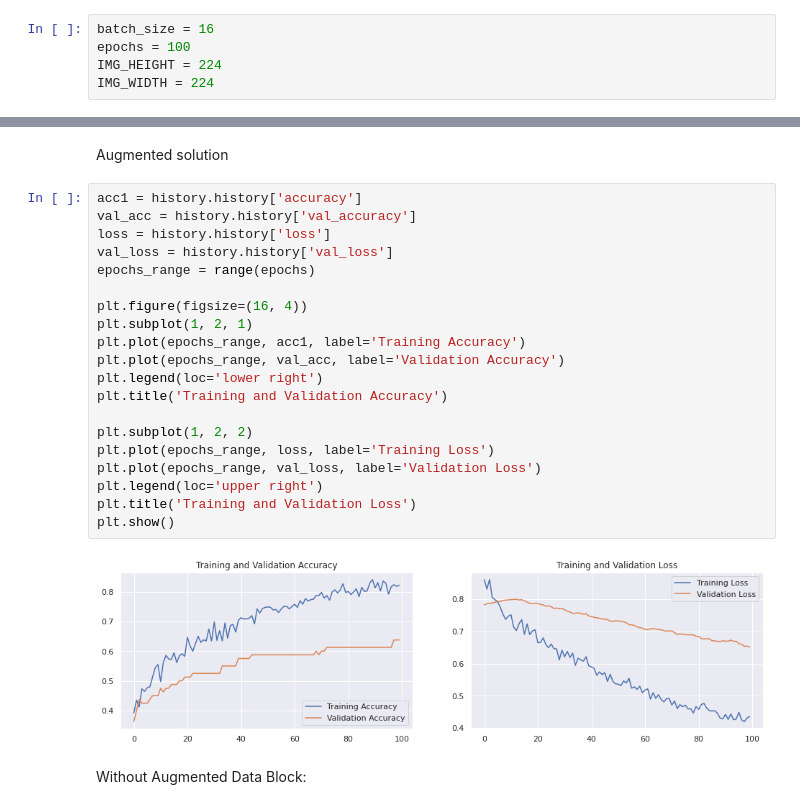
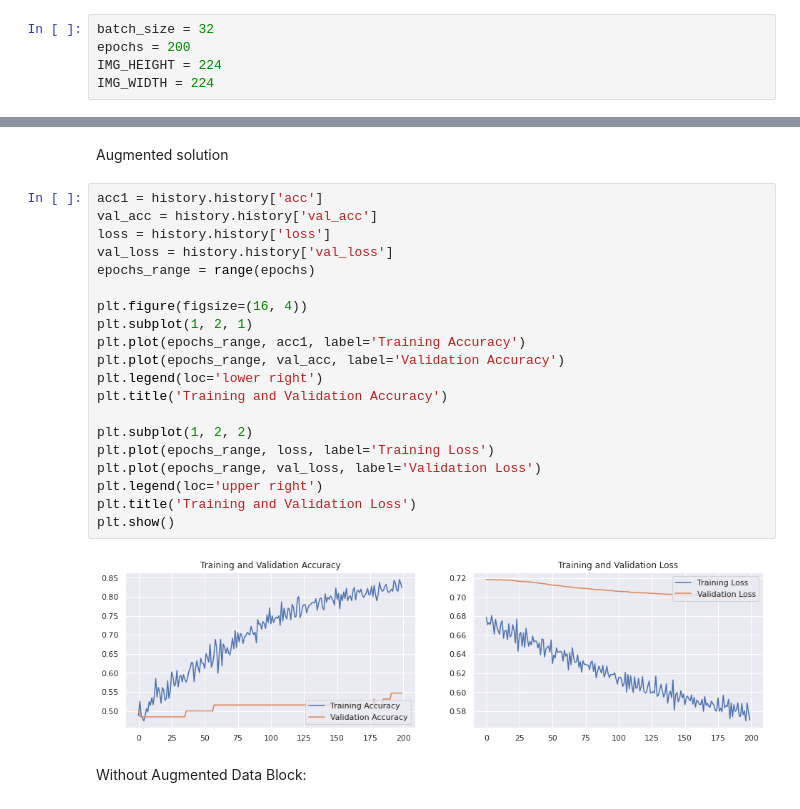
Before and after one commit to mcagriaksoy/Pneumonia_Detector_for_covid19, a Jupyter notebook: CNN_Pneumonia_Detector_for_covid19.ipynb, the cells around one changed output, grey strips where cells are left out. Cells and saved outputs as stored; diff of their text form.

```diff
--- a/CNN_Pneumonia_Detector_for_covid19.ipynb
+++ b/CNN_Pneumonia_Detector_for_covid19.ipynb
@@ -62,8 +62,8 @@ train_covid_dir = os.path.join(train_dir, 'covid')
 validation_normal_dir = os.path.join(validation_dir, 'normal')
 validation_covid_dir = os.path.join(validation_dir, 'covid')
 # %%
-batch_size = 16
-epochs = 100
+batch_size = 32
+epochs = 200
 IMG_HEIGHT = 224
 IMG_WIDTH = 224
 # %% [markdown]
@@ -168,27 +174,27 @@ Epoch 100/100
 # %% [markdown]
 Augmented solution
 # %%
-acc1 = history.history['accuracy']
-val_acc = history.history['val_accuracy']
+acc1 = history.history['acc']
+val_acc = history.history['val_acc']
 loss = history.history['loss']
 val_loss = history.history['val_loss']
 epochs_range = range(epochs)
 
 plt.figure(figsize=(16, 4))
 plt.subplot(1, 2, 1)
 plt.plot(epochs_range, acc1, label='Training Accuracy')
 plt.plot(epochs_range, val_acc, label='Validation Accuracy')
 plt.legend(loc='lower right')
 plt.title('Training and Validation Accuracy')
 
 plt.subplot(1, 2, 2)
 plt.plot(epochs_range, loss, label='Training Loss')
 plt.plot(epochs_range, val_loss, label='Validation Loss')
 plt.legend(loc='upper right')
 plt.title('Training and Validation Loss')
 plt.show()
 # %% [output]
-[figure, old version]
+[figure, new version]
 # %% [markdown]
 Without Augmented Data Block:
 # %%
```
Also changed, not shown: parts of 13 cells of this notebook.
